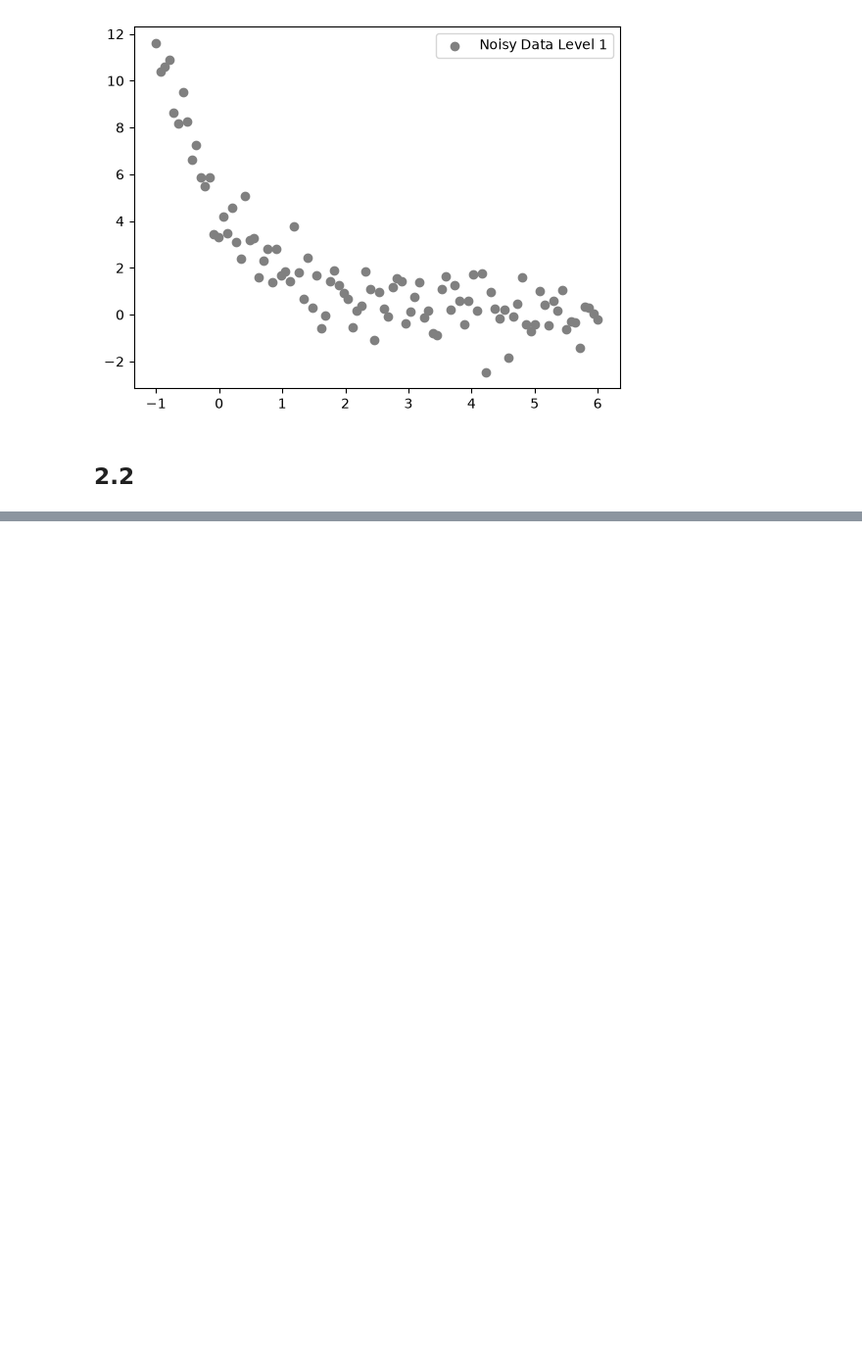
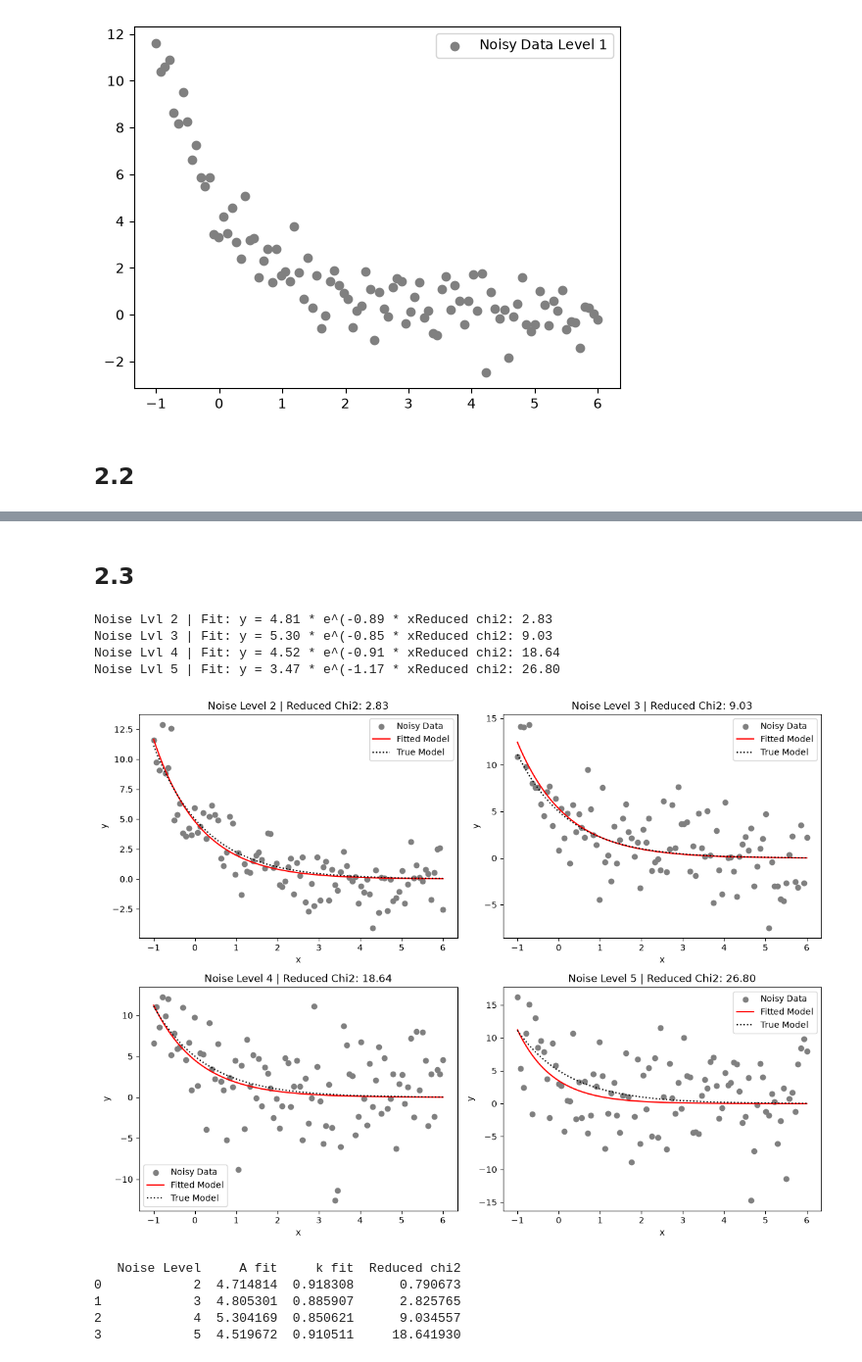
Before and after one commit to reaganbonham/reagan, a Jupyter notebook: homework9/homework9.ipynb, the cells around one changed output, grey strips where cells are left out. Shown at 98% size. Drawn from its saved outputs; the diff is of its cells as text; code cells hidden in the pictures; blank space fills up the shorter version.

```diff
--- a/homework9/homework9.ipynb
+++ b/homework9/homework9.ipynb
@@ -111,0 +106,79 @@ TypeError: 'str' object is not callable
+# %% [markdown]
+## 2.3
+# %%
+def fit_model(x, y):
+    p0 = [1, 1]
+    popt, pcov = curve_fit(model, x, y, p0=p0)
+
+    residuals = y - model(x, *popt)
+    chi2 = np.sum(residuals**2)
+    dof = len(x) - len(popt)
+    chi2_reduced = chi2 / dof
+    return popt, chi2_reduced
+
+fig, axes = plt.subplots(2, 2, figsize=(12, 9))
+axes = axes.flatten()
+
+y_true = model(x, 5, 0.8)
+y_noise_2 = y_true + np.random.normal(0, 2, len(x))
+y_noise_3 = y_true + np.random.normal(0, 3, len(x))
+y_noise_4 = y_true + np.random.normal(0, 4, len(x))
+y_noise_5 = y_true + np.random.normal(0, 5, len(x))
+
+datasets = [y_noise_2, y_noise_3, y_noise_4, y_noise_5]
+noise_levels = [2, 3, 4, 5]
+
+for ax, y_data, level in zip(axes, datasets, noise_levels):
+    popt, chi2_red = fit_model(x, y_data)
+    A_fit, k_fit = popt
+    print(
+        f"Noise Lvl {level} | Fit: y = {A_fit:.2f} * e^(-{k_fit:.2f} * x"
+        f"Reduced chi2: {chi2_red:.2f}"
+    )
+    ax.scatter(x, y_data, color = "gray", label = "Noisy Data")
+    ax.plot(x, model(x, A_fit, k_fit), color = "red", label = "Fitted Model")
+    ax.plot(
+        x,
+        model(x, 5, 0.8),
+        color = "black",
+        linestyle = ":",
+        label = "True Model",
+    )
+    ax.set_title(f"Noise Level {level} | Reduced Chi2: {chi2_red:.2f}")
+    ax.set_xlabel("x")
+    ax.set_ylabel("y")
+    ax.legend()
+
+plt.tight_layout()
+plt.show()
+# %% [output]
+Noise Lvl 2 | Fit: y = 4.81 * e^(-0.89 * xReduced chi2: 2.83
+Noise Lvl 3 | Fit: y = 5.30 * e^(-0.85 * xReduced chi2: 9.03
+Noise Lvl 4 | Fit: y = 4.52 * e^(-0.91 * xReduced chi2: 18.64
+Noise Lvl 5 | Fit: y = 3.47 * e^(-1.17 * xReduced chi2: 26.80
+[figure, added]
+# %%
+all_data = [y_noise_1, y_noise_2, y_noise_3, y_noise_4, y_noise_5]
+results = []
+
+for level, y_data in zip(noise_levels, all_data):
+    popt, chi2_red = fit_model(x, y_data)
+    A_fit, k_fit = popt
+
+    results.append({
+        "Noise Level": level,
+        "A fit": A_fit,
+        "k fit": k_fit,
+        "Reduced chi2": chi2_red
+    })
+
+df = pd.DataFrame(results)
+print(df)
+
+df.to_csv("noisy_parameters.csv", index=False)
+# %% [output]
+   Noise Level     A fit     k fit  Reduced chi2
+0            2  4.714814  0.918308      0.790673
+1            3  4.805301  0.885907      2.825765
+2            4  5.304169  0.850621      9.034557
+3            5  4.519672  0.910511     18.641930
```
Also changed, not shown: parts of 1 cell of this notebook, 3 other files.
